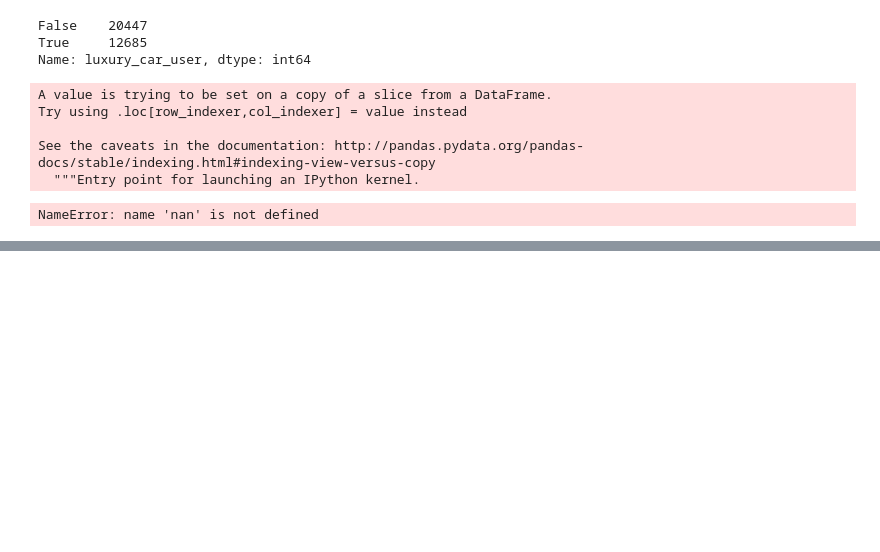
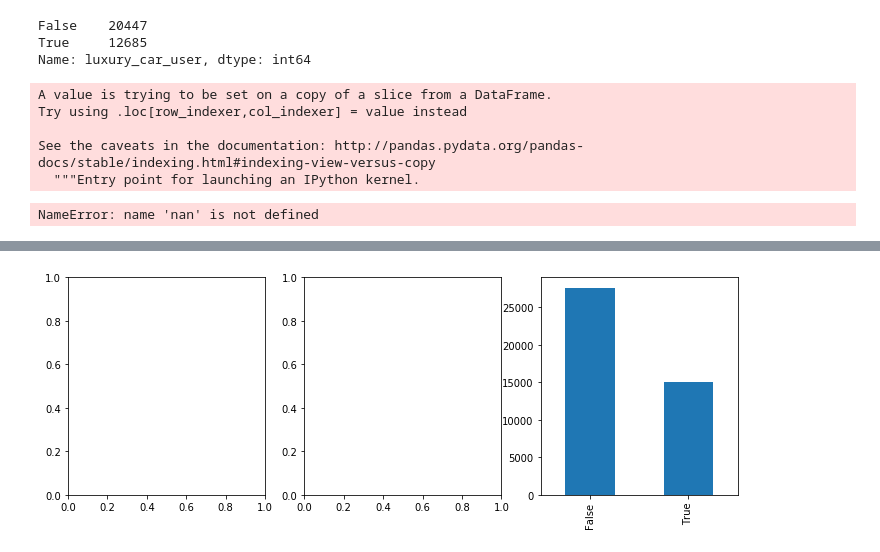
Before and after one commit to reiffd7/ride-share-churn, a Jupyter notebook: scott/EDA.ipynb, the cells around one changed output, grey strips where cells are left out. Saved outputs shown, nothing was run; the diff lists cells and outputs as text; code cells hidden in the pictures; blank space fills up the shorter version.

```diff
--- a/scott/EDA.ipynb
+++ b/scott/EDA.ipynb
@@ -194,0 +212,26 @@ int(nona.signup_date[0][:7][5:])
+# %%
+fig, ax = plt.subplots(1,3, figsize = (12,4))
+
+cols = ['city','phone','luxury_car_user']
+
+for i, col in enumerate(cols):
+    ax[0] = data[col].value_counts().plot(kind='bar')
+#                                     figsize=(6,4),
+#                                     title="Cities")
+
+# ax[0] = data['city'].value_counts().plot(kind='bar',
+#                                     figsize=(6,4),
+#                                     title="Cities")
+# ax[0].set_xlabel("City")
+# ax[0].set_ylabel("Frequency")
+
+# ax[1] = data['phone'].value_counts().plot(kind='bar',
+#                                     figsize=(6,4),
+#                                     title="phone type")
+# ax[1].set_xlabel("phone")
+# ax[1].set_ylabel("Frequency")
+
+#plt.tight_layout()
+#plt.show()
+# %% [output]
+[figure, added]
```
Also changed, not shown: parts of 7 cells of this notebook.
